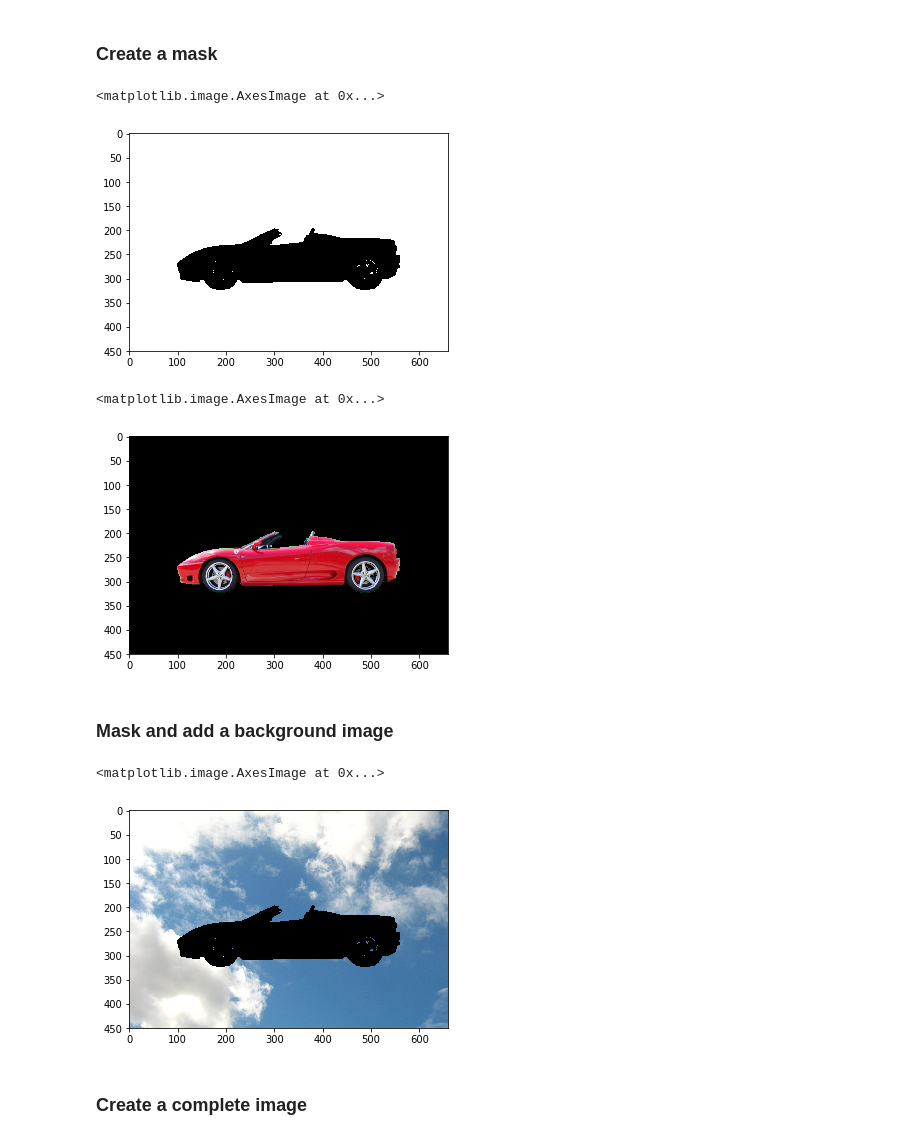
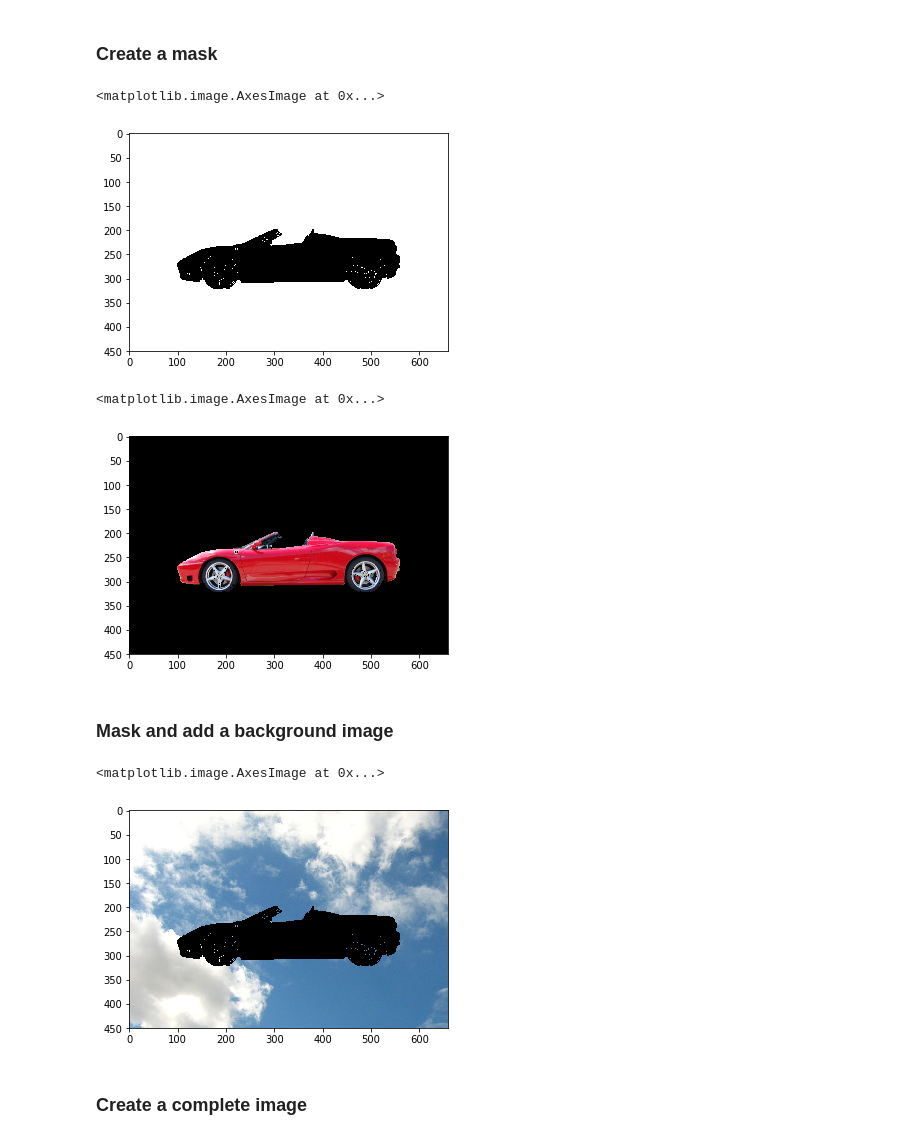
Before and after one commit to DorianPinaud/ComputerVisionUdacityProgram, a Jupyter notebook: Playground/1_1_Image_Representation/Green Screen Car.ipynb, the cells around one changed output. Saved outputs shown, nothing was run; the diff lists cells and outputs as text; code cells hidden in the pictures.

```diff
--- a/Playground/1_1_Image_Representation/Green Screen Car.ipynb
+++ b/Playground/1_1_Image_Representation/Green Screen Car.ipynb
@@ -15,7 +15,7 @@ import cv2
 # %%
 # Read in the image
 image = mpimg.imread('images/car_green_screen.jpg')
-
+image_hsv = cv2.cvtColor(np.copy(image), cv2.COLOR_RGB2HSV)
 # Print out the image dimensions (height, width, and depth (color))
 print('Image dimensions:', image.shape)
 # %% [output]
@@ -30,19 +30,19 @@ plt.imshow(image)
 ### Define the color threshold
 # %%
 ## TODO: Define our color selection boundaries in RGB values
-lower_green = np.array([0, 95, 0])
-upper_green = np.array([120,255, 105])
+lower_green = np.array([45, 0, 0])
+upper_green = np.array([75,255, 255])
 # %% [markdown]
 ### Create a mask
 # %%
 # Define the masked area
-mask = cv2.inRange(image, lower_green, upper_green)
+mask = cv2.inRange(image_hsv, lower_green, upper_green)
 
 # Vizualize the mask
 plt.imshow(mask, cmap='gray')
 # %% [output]
 <matplotlib.image.AxesImage at 0x...>
-[figure, old version]
+[figure, new version]
 # %%
 # Mask the image to let the car show through
 masked_image = np.copy(image)
@@ -53,7 +53,7 @@ masked_image[mask != 0] = [0, 0, 0]
 plt.imshow(masked_image)
 # %% [output]
 <matplotlib.image.AxesImage at 0x...>
-[figure, old version]
+[figure, new version]
 # %% [markdown]
 ### Mask and add a background image
 # %%
@@ -73,7 +73,7 @@ masked_background[mask == 0] = [0, 0, 0]
 plt.imshow(masked_background)
 # %% [output]
 <matplotlib.image.AxesImage at 0x...>
-[figure, old version]
+[figure, new version]
 # %% [markdown]
 ### Create a complete image
 # %%
```
Also changed, not shown: parts of 2 cells of this notebook, 2 other files.
